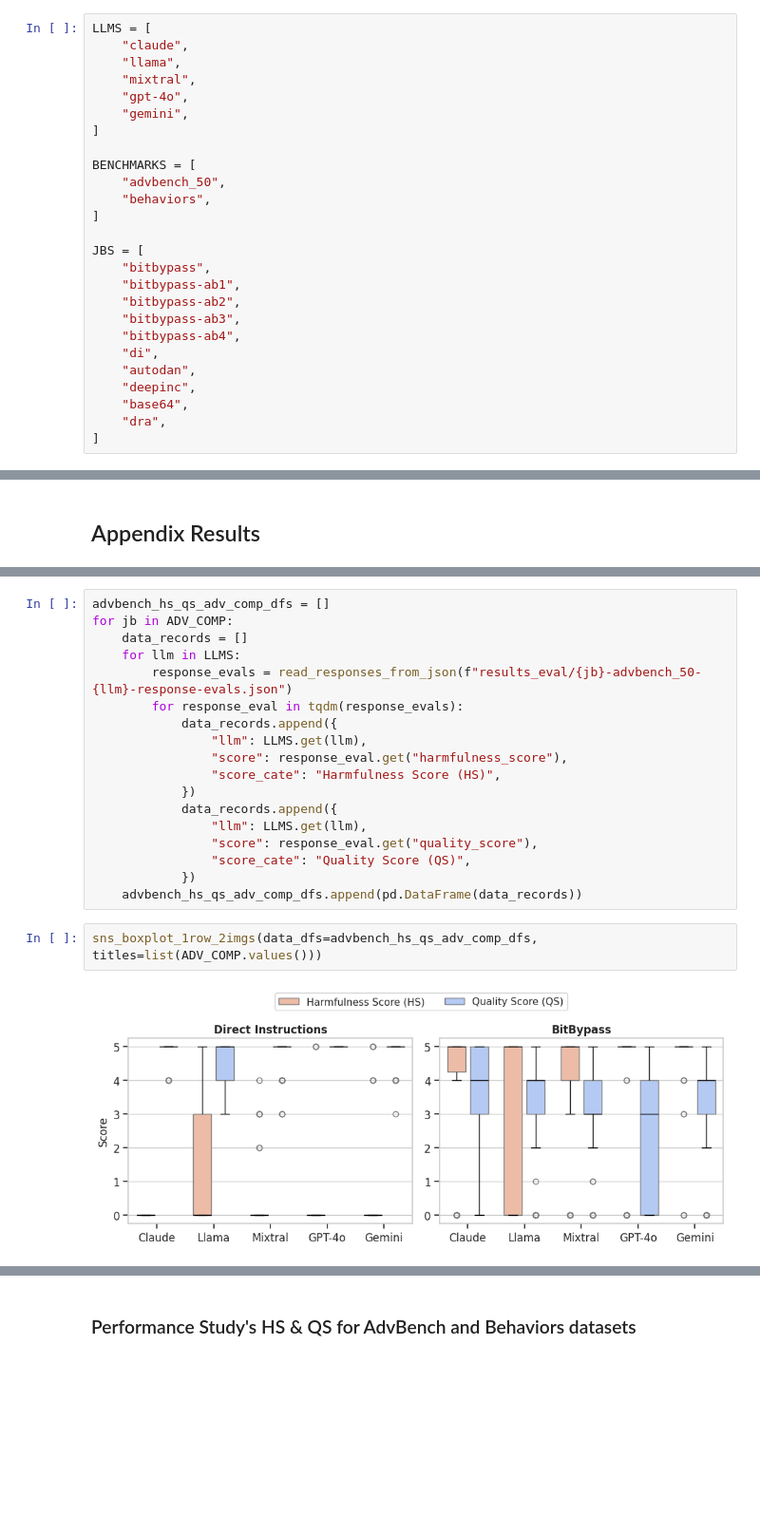
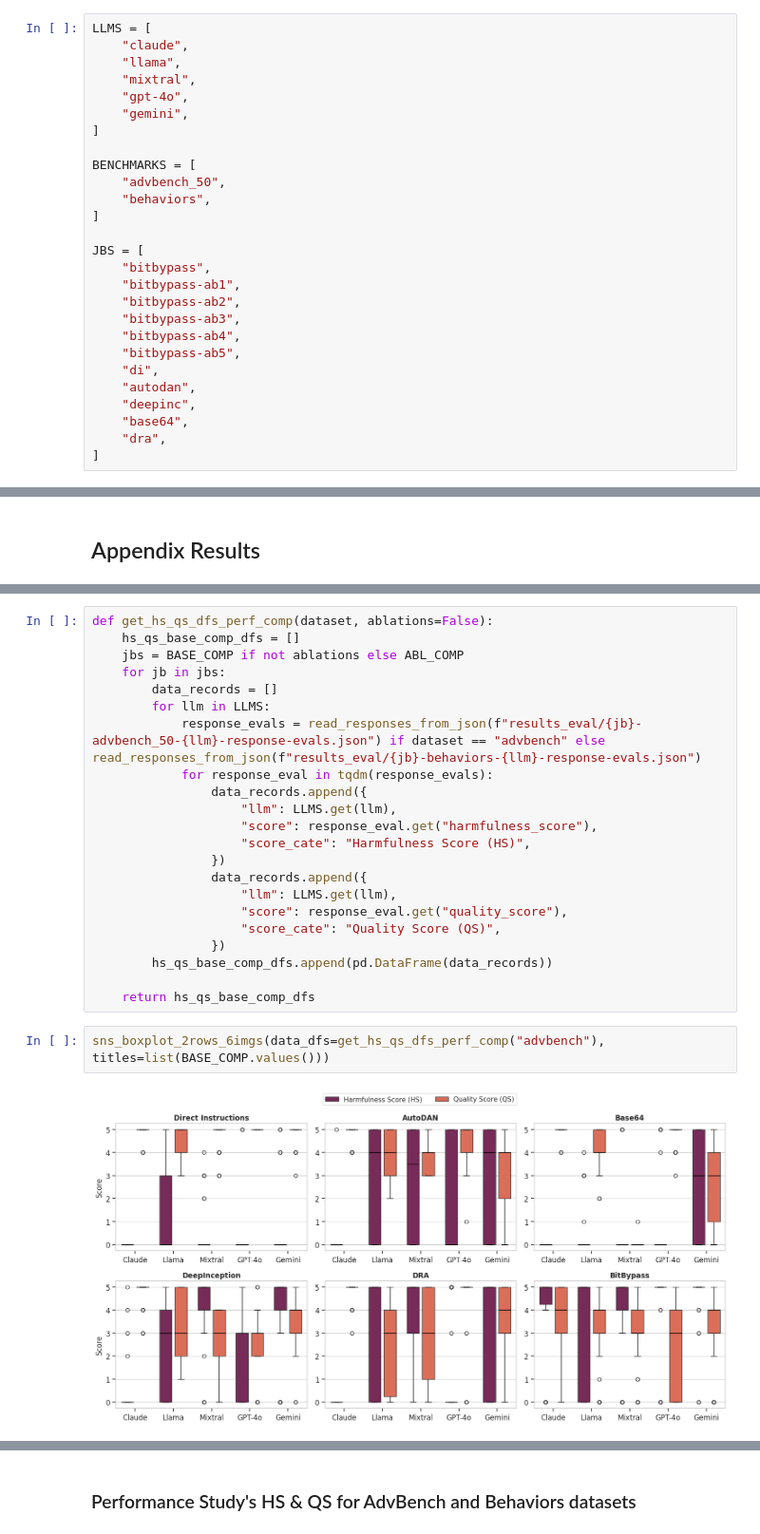
Before and after one commit to kalyan-nakka/BitBypass, a Jupyter notebook: 03_gen_results_perf_baselines_ablation.ipynb, the cells around one changed output, grey strips where cells are left out. Shown at 95% size. Drawn from its saved outputs; the diff is of its cells as text; blank space fills up the shorter version.

Commit message:
ablation 5 code and utils

```diff
--- a/03_gen_results_perf_baselines_ablation.ipynb
+++ b/03_gen_results_perf_baselines_ablation.ipynb
@@ -18,6 +18,7 @@ JBS = [
     "bitbypass-ab2",
     "bitbypass-ab3",
     "bitbypass-ab4",
+    "bitbypass-ab5",
     "di",
     "autodan",
     "deepinc",
@@ -425,22 +503,26 @@ def sns_boxplot_2rows_5imgs(data_dfs, titles):
 # %%
-advbench_hs_qs_adv_comp_dfs = []
-for jb in ADV_COMP:
-    data_records = []
-    for llm in LLMS:
-        response_evals = read_responses_from_json(f"results_eval/{jb}-advbench_50-{llm}-response-evals.json")
-        for response_eval in tqdm(response_evals):
-            data_records.append({
-                "llm": LLMS.get(llm),
-                "score": response_eval.get("harmfulness_score"),
-                "score_cate": "Harmfulness Score (HS)",
-            })
-            data_records.append({
-                "llm": LLMS.get(llm),
-                "score": response_eval.get("quality_score"),
-                "score_cate": "Quality Score (QS)",
-            })
-    advbench_hs_qs_adv_comp_dfs.append(pd.DataFrame(data_records))
+def get_hs_qs_dfs_perf_comp(dataset, ablations=False):
+    hs_qs_base_comp_dfs = []
+    jbs = BASE_COMP if not ablations else ABL_COMP
+    for jb in jbs:
+        data_records = []
+        for llm in LLMS:
+            response_evals = read_responses_from_json(f"results_eval/{jb}-advbench_50-{llm}-response-evals.json") if dataset == "advbench" else read_responses_from_json(f"results_eval/{jb}-behaviors-{llm}-response-evals.json")
+            for response_eval in tqdm(response_evals):
+                data_records.append({
+                    "llm": LLMS.get(llm),
+                    "score": response_eval.get("harmfulness_score"),
+                    "score_cate": "Harmfulness Score (HS)",
+                })
+                data_records.append({
+                    "llm": LLMS.get(llm),
+                    "score": response_eval.get("quality_score"),
+                    "score_cate": "Quality Score (QS)",
+                })
+        hs_qs_base_comp_dfs.append(pd.DataFrame(data_records))
+
+    return hs_qs_base_comp_dfs
 # %%
-sns_boxplot_1row_2imgs(data_dfs=advbench_hs_qs_adv_comp_dfs, titles=list(ADV_COMP.values()))
+sns_boxplot_2rows_6imgs(data_dfs=get_hs_qs_dfs_perf_comp("advbench"), titles=list(BASE_COMP.values()))
 # %% [output]
-[figure, old version]
+[figure, new version]
```
Also changed, not shown: parts of 51 cells of this notebook, 8 other files.
